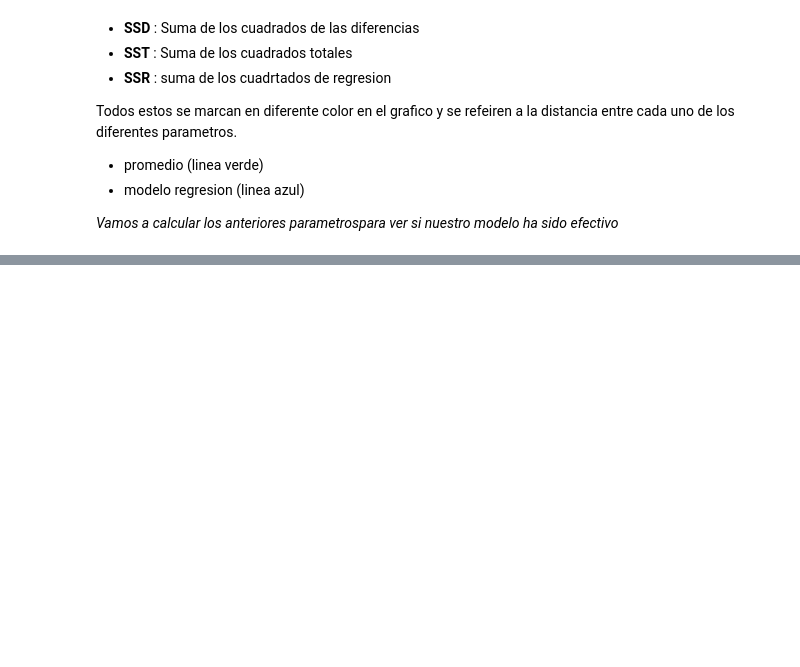
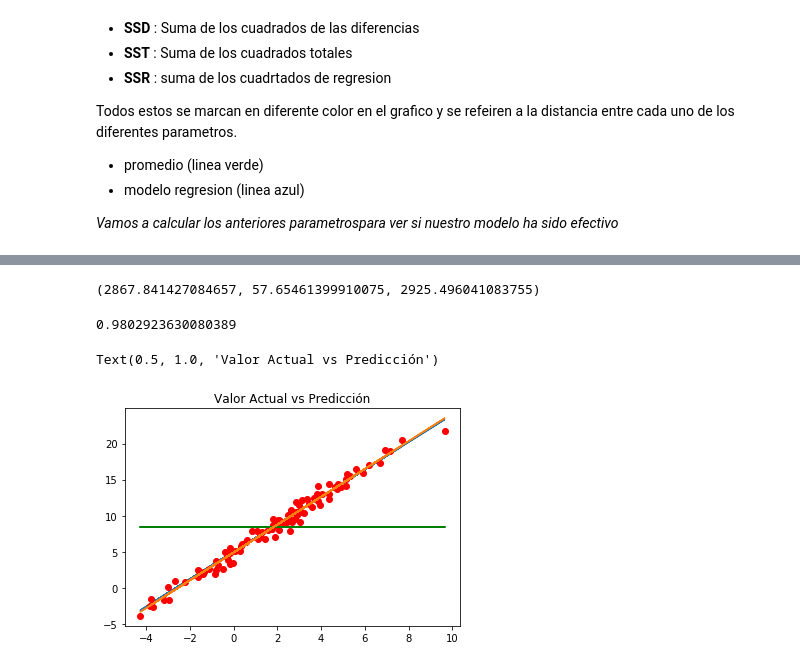
Before and after one commit to Karenahv/python-ml-curso, a Jupyter notebook: notebooks/T4 - 1 - Linear Regession - Datos Ficticios.ipynb, the cells around one changed output, grey strips where cells are left out. Cells and saved outputs as stored; diff of their text form; code cells hidden in the pictures; blank space fills up the shorter version.

```diff
--- a/notebooks/T4 - 1 - Linear Regession - Datos Ficticios.ipynb
+++ b/notebooks/T4 - 1 - Linear Regession - Datos Ficticios.ipynb
@@ -124,0 +136,11 @@ plt.hist(data["y_prediccion"]-data["y_actual"])
+# %%
+#primero el numerador
+data["beta_n"] = (data["x"]-x_mean)*(data["y_actual"]-y_mean) #data x es un array  de varios valores
+
+#luego el denomionador
+data["beta_d"] = (data["x"]-x_mean)**2
+# %%
+#Unimos y obtenemos el valor final de beta
+beta = sum(data["beta_n"])/sum(data["beta_d"])
+# %%
+alpha = y_mean - beta * x_mean
@@ -124,0 +154,3 @@ plt.hist(data["y_prediccion"]-data["y_actual"])
+# %%
+#añadimos una columna adicional al dataset con el modelo
+data["y_model"] = alpha + beta * data["x"]
@@ -124,0 +170,21 @@ plt.hist(data["y_prediccion"]-data["y_actual"])
+# %%
+SSR, SSD, SST
+# %% [output]
+(2867.841427084657, 57.65461399910075, 2925.496041083755)
+# %%
+R2 = SSR / SST
+R2
+# %% [output]
+0.9802923630080389
+# %%
+y_mean = [np.mean(y_act) for i in range(1, len(x_list) + 1)]
+
+%matplotlib inline
+plt.plot(data["x"],data["y_prediccion"])
+plt.plot(data["x"], data["y_actual"], "ro")
+plt.plot(data["x"],y_mean, "g")
+plt.plot(data["x"], data["y_model"])
+plt.title("Valor Actual vs Predicción")
+# %% [output]
+Text(0.5, 1.0, 'Valor Actual vs Predicción')
+[figure, added]
```
Also changed, not shown: parts of 16 cells of this notebook.
